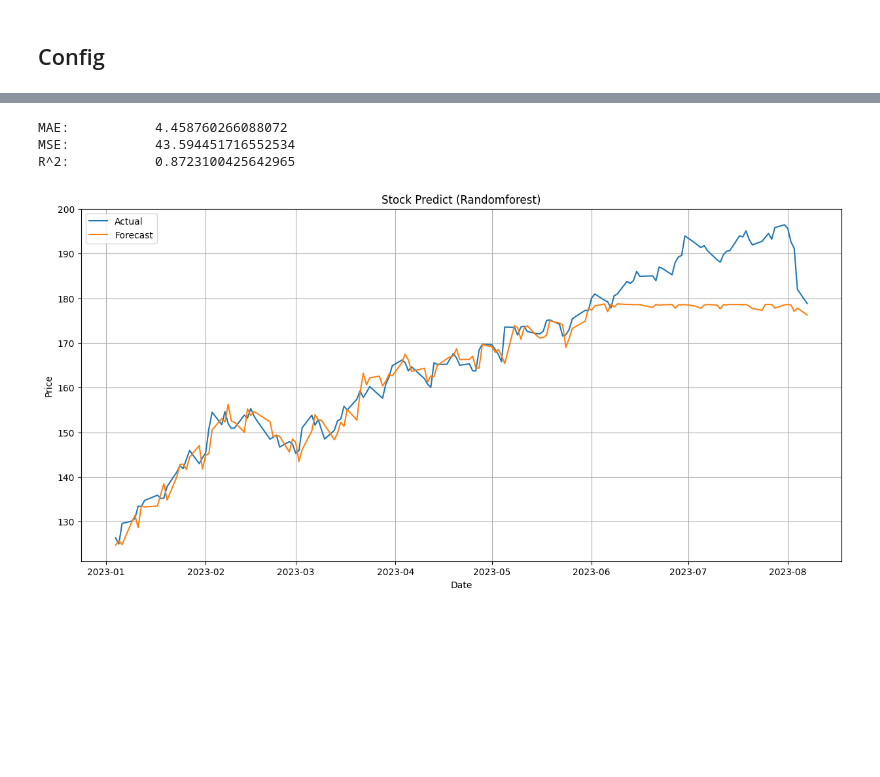
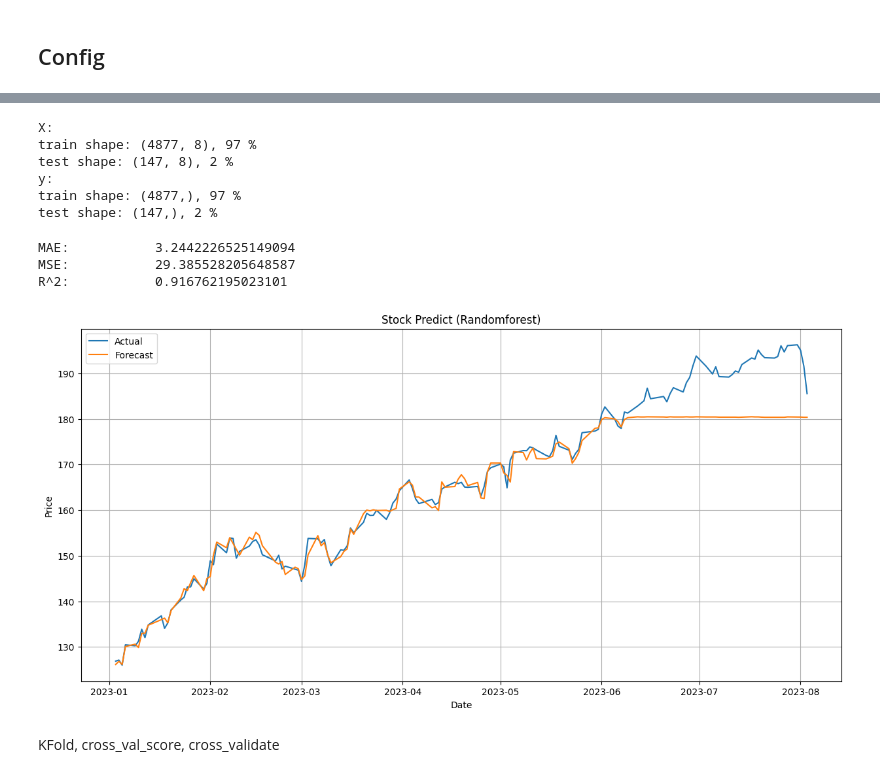
Before and after one commit to HaseongJung/stock-forecasting, a Jupyter notebook: stockPredict.ipynb, the cells around one changed output, grey strips where cells are left out. Cells and saved outputs as stored; diff of their text form; code cells hidden in the pictures; blank space fills up the shorter version.

```diff
--- a/stockPredict.ipynb
+++ b/stockPredict.ipynb
@@ -573,5 +540,0 @@ See the caveats in the documentation: https://pandas.pydata.org/pandas-docs/stab
-# %%
-# 우연일 수도 있지만 2번째자리수에서 반올림하면 아주 소폭 성능이 상승한다.
-
-df = round(df, 2)
-df
@@ -741,3 +650,0 @@ df
-# %%
-df = df[["Close", "Open", "High", "Low", "Volume", "Change"]]
-df.loc[df["Change"].idxmin()]
@@ -801,10 +677,24 @@ test shape : (149, 6),  2 %
+# %%
+X = df.iloc[:-1]
+y = df.iloc[1:, 0]
+# %%
+X_train = X[X.index.year < 2023].values
+X_test = X[X.index.year == 2023].values
+
+y_train = y[y.index <= np.datetime64('2023-01-03')].values
+y_test = y[y.index.year == 2023][1:].values
+n_data = len(y)
+
+print(f'X: \ntrain shape: {X_train.shape}, {int(X_train.shape[0]/n_data*100)} % \ntest shape: {X_test.shape}, {int(X_test.shape[0]/n_data*100)} %')
+print(f'y: \ntrain shape: {y_train.shape}, {int(y_train.shape[0]/n_data*100)} % \ntest shape: {y_test.shape}, {int(y_test.shape[0]/n_data*100)} %')
+# %% [output]
+X:
+train shape: (4877, 8), 97 %
+test shape: (147, 8), 2 %
+y:
+train shape: (4877,), 97 %
+test shape: (147,), 2 %
 # %%
-X_train = train.iloc[:-1].values
-y_train = train.iloc[1:, 0].values
-
-X_test = test.iloc[:-1].values
-y_test = test.iloc[1:, 0].values
-
 rf = RandomForestRegressor(random_state=42, bootstrap=True, max_depth=16, max_features="auto", min_samples_leaf=1, min_samples_split=6, n_estimators=100)
 rf.fit(X_train, y_train)
 
@@ -817,10 +707,11 @@ print(f'MAE:           {mae}')
 print(f'MSE:           {mse}')
 print(f'R^2:           {R2}')
 
+X_test_idx = X[X.index.year == 2023].index
 
 plt.figure(figsize=(15, 7))
-plt.plot(pd.to_datetime(test.iloc[1:].index), y_test)
-plt.plot(pd.to_datetime(test.iloc[1:].index), yhat)
+plt.plot(X_test_idx, y_test)
+plt.plot(X_test_idx, yhat)
 plt.legend(["Actual", "Forecast"])
 plt.title("Stock Predict (Randomforest)")
 plt.xlabel("Date")
@@ -852,6 +743,11 @@ plt.grid()
 # MAE:           2.106664777483258
 # MSE:           7.546347929611459
 # R^2:           0.9549211870391549
+
+# columns = "Close", "Open", "High", "Low", "Volume", "Crod oil"
+# MAE:           2.1049465532121796
+# MSE:           7.016866732615147
+# R^2:           0.9586566660779635
 
 # columns = "Close", "Open", "High", "Low", "Volume", "S&P500 futue"    >>> good
 # MAE:           2.0755342730048563
@@ -861,35 +757,37 @@ plt.grid()
 # columns = "Close", "Open", "High", "Low", "Volume", "Nasdaq future"   >>> good
 # MAE:           2.1079902804627717
 # MSE:           7.041222645297052
 # R^2:           0.9579386000216722
 
 # columns = "Close", "Open", "High", "Low", "Volume", "Bond rates(5)"   >>> bad
 # MAE:           2.1645695864100034
 # MSE:           7.4872877896440295
 # R^2:           0.9552739882918755
 
 # columns = "Close", "Open", "High", "Low", "Volume", "Bond rates(10)"  >>> bad
 # MAE:           2.1321283535081514
 # MSE:           7.590575644704663
 # R^2:           0.9546569886593599
 
 # columns = "Close", "Open", "High", "Low", "Volume", "Dollar index"    >>> good
 # MAE:           2.060810230281078
 # MSE:           6.968373603847073
 # R^2:           0.9583737705630428
 
 # columns = "Close", "Open", "High", "Low", "Volume", "Nasdaq future", "Change"
 # MAE:           2.0474863750431815
 # MSE:           6.711704726741979
 # R^2:           0.9599070060316183
 
 # columns = "Close", "Open", "High", "Low", "Volume", "Change", "S&P500 future", "Dollar index"
 # MAE:           2.030563883878747
 # MSE:           6.826729953253438
 # R^2:           0.9592198921163769
 # %% [output]
-MAE:           4.458760266088072
-MSE:           43.594451716552534
-R^2:           0.8723100425642965
+MAE:           3.2442226525149094
+MSE:           29.385528205648587
+R^2:           0.916762195023101
-[figure, old version]
+[figure, new version]
+# %% [markdown]
+KFold, cross_val_score, cross_validate
 # %%
```
Also changed, not shown: parts of 30 cells of this notebook, 2 other files.
